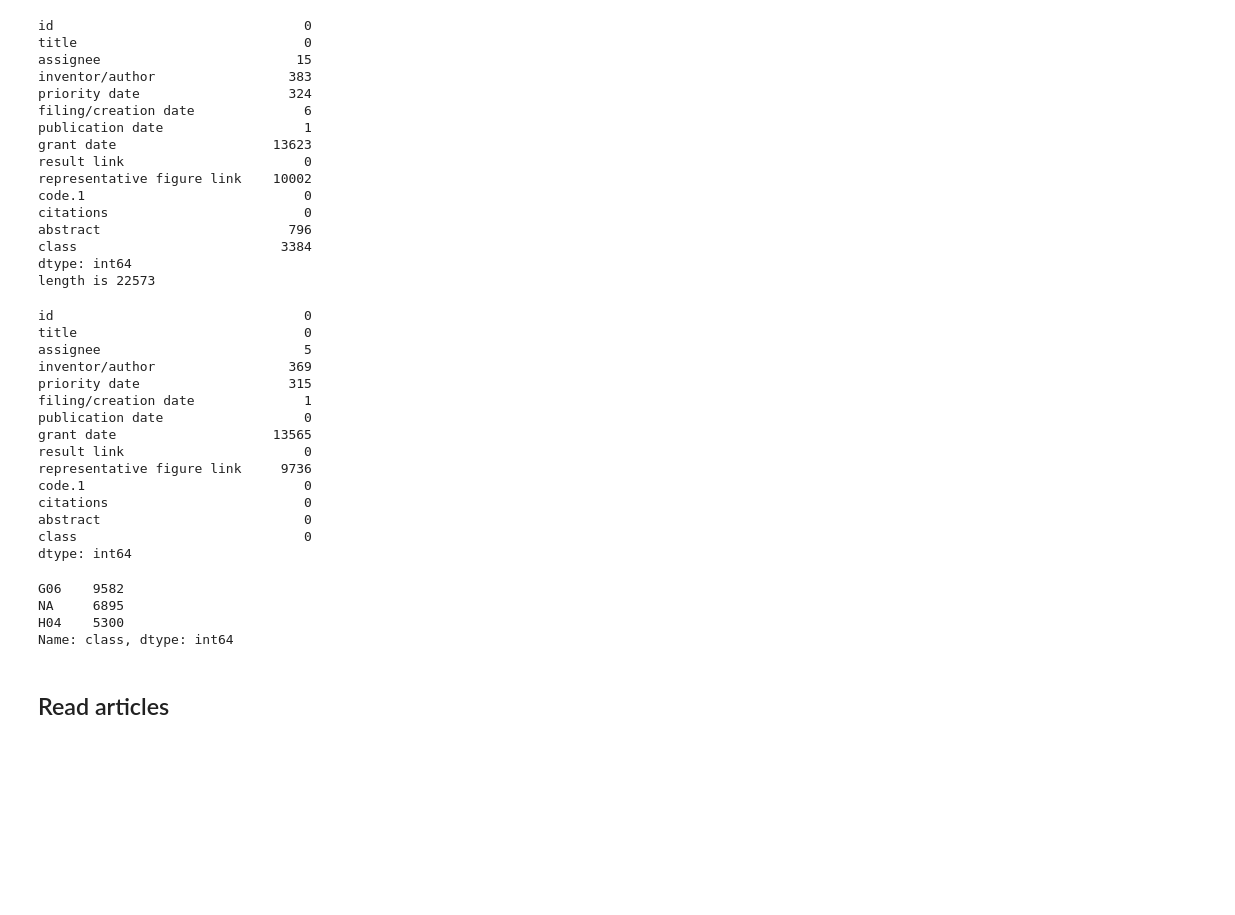
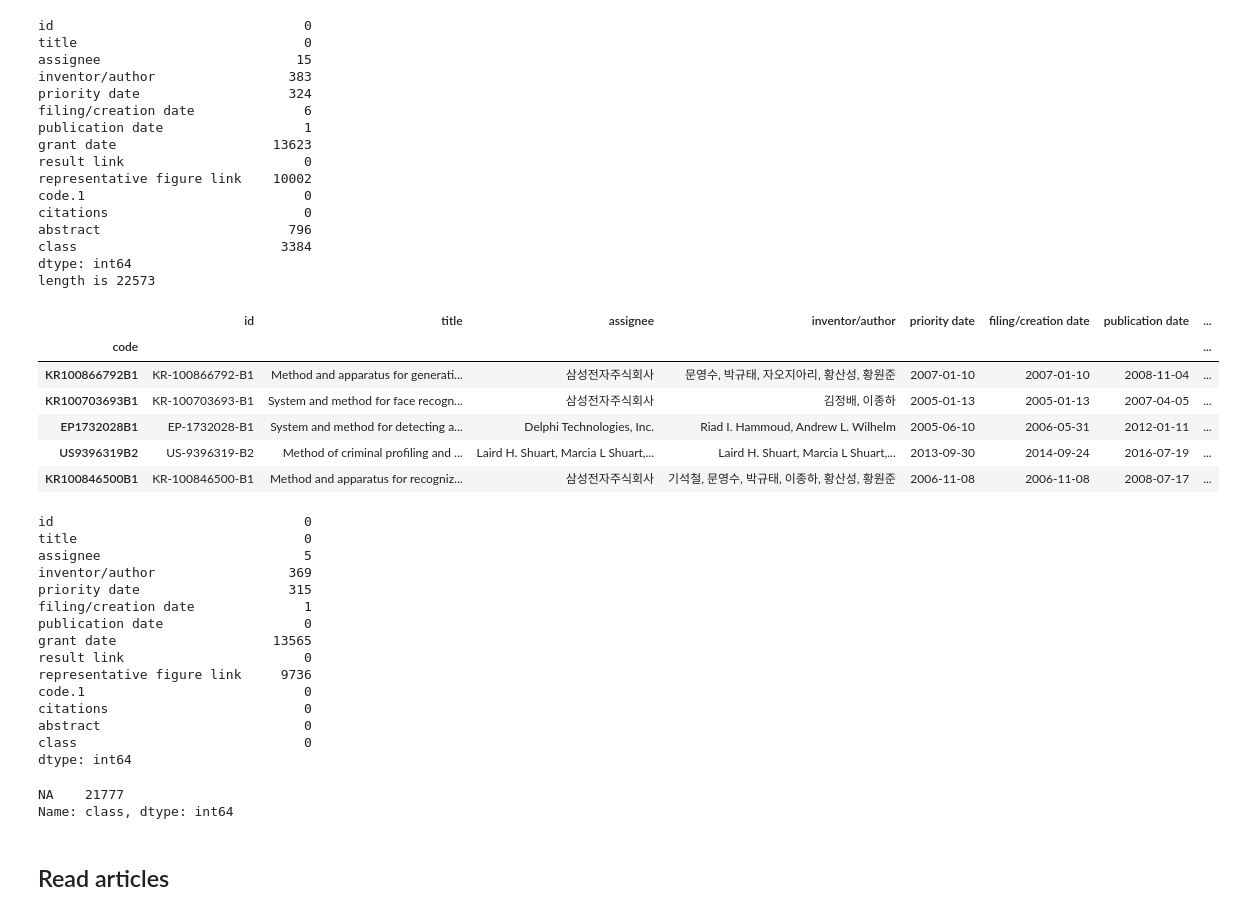
Before and after one commit to carloalbe/SCI-project, a Jupyter notebook: code/Topic Modeling.ipynb, the cells around one changed output. Drawn from its saved outputs; the diff is of its cells as text; code cells hidden in the pictures; blank space fills up the shorter version.

```diff
--- a/code/Topic Modeling.ipynb
+++ b/code/Topic Modeling.ipynb
@@ -26,7 +10,7 @@ The animation.avconv_args rcparam was deprecated in Matplotlib 3.3 and will be r
 # %% [markdown]
 ## Read patents
 # %%
-ids = pd.read_csv(r"../patents/gp-query2-plus.csv",index_col='code',skipinitialspace=True)
+ids = pd.read_csv("gp-query2-plus.csv",index_col='code',skipinitialspace=True)
 print(ids.isnull().sum())
 print('length is',len(ids))
 # %% [output]
@@ -46,6 +30,16 @@ abstract                        796
 class                          3384
 dtype: int64
 length is 22573
+# %%
+ids.head()
+# %% [output]
+|  | id | title | assignee | inventor/author | priority date | filing/creation date | publication date | ... |
+| code |  |  |  |  |  |  |  | ... |
+| KR100866792B1 | KR-100866792-B1 | Method and apparatus for generati... | 삼성전자주식회사 | 문영수, 박규태, 자오지아리, 황산성, 황원준 | 2007-01-10 | 2007-01-10 | 2008-11-04 | ... |
+| KR100703693B1 | KR-100703693-B1 | System and method for face recogn... | 삼성전자주식회사 | 김정배, 이종하 | 2005-01-13 | 2005-01-13 | 2007-04-05 | ... |
+| EP1732028B1 | EP-1732028-B1 | System and method for detecting a... | Delphi Technologies, Inc. | Riad I. Hammoud, Andrew L. Wilhelm | 2005-06-10 | 2006-05-31 | 2012-01-11 | ... |
+| US9396319B2 | US-9396319-B2 | Method of criminal profiling and ... | Laird H. Shuart, Marcia L Shuart,... | Laird H. Shuart, Marcia L Shuart,... | 2013-09-30 | 2014-09-24 | 2016-07-19 | ... |
+| KR100846500B1 | KR-100846500-B1 | Method and apparatus for recogniz... | 삼성전자주식회사 | 기석철, 문영수, 박규태, 이종하, 황산성, 황원준 | 2006-11-08 | 2006-11-08 | 2008-07-17 | ... |
 # %%
 ids = ids[ids.abstract.notna()]
 ids["class"].fillna(value="NA",inplace = True)
@@ -71,9 +65,7 @@ citations                         0
 abstract                          0
 class                             0
 dtype: int64
-G06    9582
-NA     6895
-H04    5300
+NA    21777
 Name: class, dtype: int64
 # %% [markdown]
 ## Read articles
```
Also changed, not shown: parts of 38 cells of this notebook.
